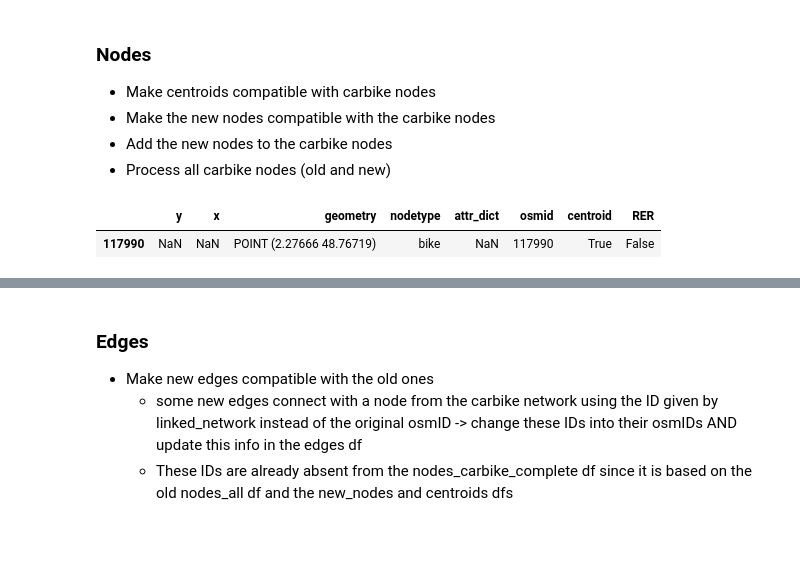
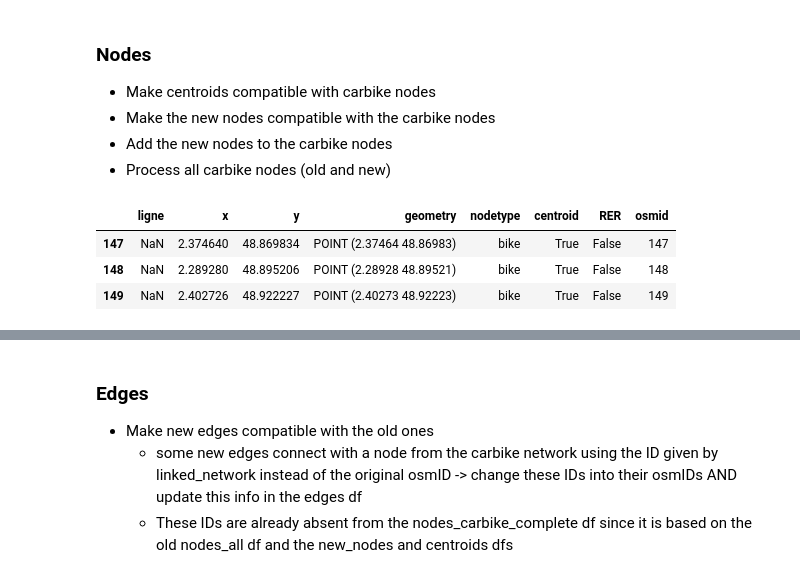
Before and after one commit to AurianeTec/Thesis, a Jupyter notebook: create_final_network.ipynb, the cells around one changed output, grey strips where cells are left out. Drawn from its saved outputs; the diff is of its cells as text; code cells hidden in the pictures; blank space fills up the shorter version.

```diff
--- a/create_final_network.ipynb
+++ b/create_final_network.ipynb
@@ -193,9 +194,9 @@ RER_stations = RER_stations.rename(columns = {'id': 'osmid'})
 # %%
 #--- turn to GeoDataFrame
 RER_stations["geometry"] = RER_stations.apply(lambda x: shapely.wkt.loads(x.geometry), axis = 1)
-RER_stations = gpd.GeoDataFrame(RER_stations, geometry = 'geometry')
+RER_stations = gpd.GeoDataFrame(RER_stations, geometry = 'geometry', crs = 2154).to_crs(crs_fr)
 RER_lines["geometry"] = RER_lines.apply(lambda x: shapely.wkt.loads(x.geometry), axis = 1)
-RER_lines = gpd.GeoDataFrame(RER_lines, geometry = 'geometry')
+RER_lines = gpd.GeoDataFrame(RER_lines, geometry = 'geometry', crs = 2154).to_crs(crs_fr)
 # %% [markdown]
 ## Connect carbike edges and centroids
 A network is created with
@@ -205,15 +206,15 @@ A network is created with
 These edges and nodes are connected by creating an edge between each centroid and its nearest edge.
 # %%
 #--- Create dataframe with all carbike nodes and centroids
-nodes_network = pd.concat([nodes_carbike_connected,centroids_network, RER_stations])
+nodes_network = pd.concat([RER_stations,centroids_network, nodes_carbike_connected])
 # %%
 #--- Creating the network
 
 # Nodes
-nodes = gpd.GeoDataFrame(nodes_network, geometry = "geometry").set_crs(GPM.crs).to_crs(4326)
+nodes = gpd.GeoDataFrame(nodes_network, geometry = "geometry", crs = crs_fr)
 
 # Edges
-edges = edges_carbike_connected.to_crs(4326)
+edges = edges_carbike_connected
 
 # Network
 base_network = snkit.Network(nodes, edges)
@@ -254,14 +278,9 @@ len(check_missing_nodes(with_id.edges['x'], with_id.edges['y'], with_id.nodes['o
 # %%
-# TODO rethink how to separate the different types of nodes
-# TODO there should be three dataframes: centroids, RER stops, and new carbike nodes
-
 # Separate old nodes (centroids and carbike nodes) from new ones (intersection between centroid and nearest edge)
 new_carbike_nodes = with_id.nodes[with_id.nodes['nodetype'].isnull()]
 
 # Separate centroids from the other nodes of this network TODO adapt now that RER has been added
-centroids_network = with_id.nodes[(with_id.nodes['x'].isnull())
-                                  & (with_id.nodes['nodetype'].notnull())]
+centroids_network = with_id.nodes[with_id.nodes['centroid'] == True]
 
-# # Separate RER stations from the other nodes of this network  TODO this is not checked
-# RER_stations_network = with_id.nodes[(with_id.nodes['x'].isnull())
-#                                         & (with_id.nodes['nodetype'].isnull())]
+# Separate RER stations from the other nodes of this network  TODO this is not checked
+RER_stations_network = with_id.nodes[with_id.nodes['RER'] == True]
@@ -275,19 +309,16 @@ centroids_network = with_id.nodes[(with_id.nodes['x'].isnull())
 - Process all carbike nodes (old and new)
 # %%
 #--- Process centroids
-#TODO the centroids can only keep their id if they don't conflict with those of the RER stops!
 centroids_network = centroids_network.drop(columns = 'osmid')
-
-# Create the x and y columns
 centroids_network = centroids_network.rename(columns = {'id':'osmid'})
-
-# Add attributes
 centroids_network['osmid'] = centroids_network['osmid'].str[5:].astype(int)
 
-centroids_network.tail(1)
+centroids_network.head(3)
 # %% [output]
-|  | y | x | geometry | nodetype | attr_dict | osmid | centroid | RER |
-| 117990 | NaN | NaN | POINT (2.27666 48.76719) | bike | NaN | 117990 | True | False |
+|  | ligne | x | y | geometry | nodetype | centroid | RER | osmid |
+| 147 | NaN | 2.374640 | 48.869834 | POINT (2.37464 48.86983) | bike | True | False | 147 |
+| 148 | NaN | 2.289280 | 48.895206 | POINT (2.28928 48.89521) | bike | True | False | 148 |
+| 149 | NaN | 2.402726 | 48.922227 | POINT (2.40273 48.92223) | bike | True | False | 149 |
 # %%
 #--- Process new carbike nodes
 new_carbike_nodes = new_carbike_nodes.drop(columns = 'osmid')
```
Also changed, not shown: parts of 38 cells of this notebook, 6 other files.
